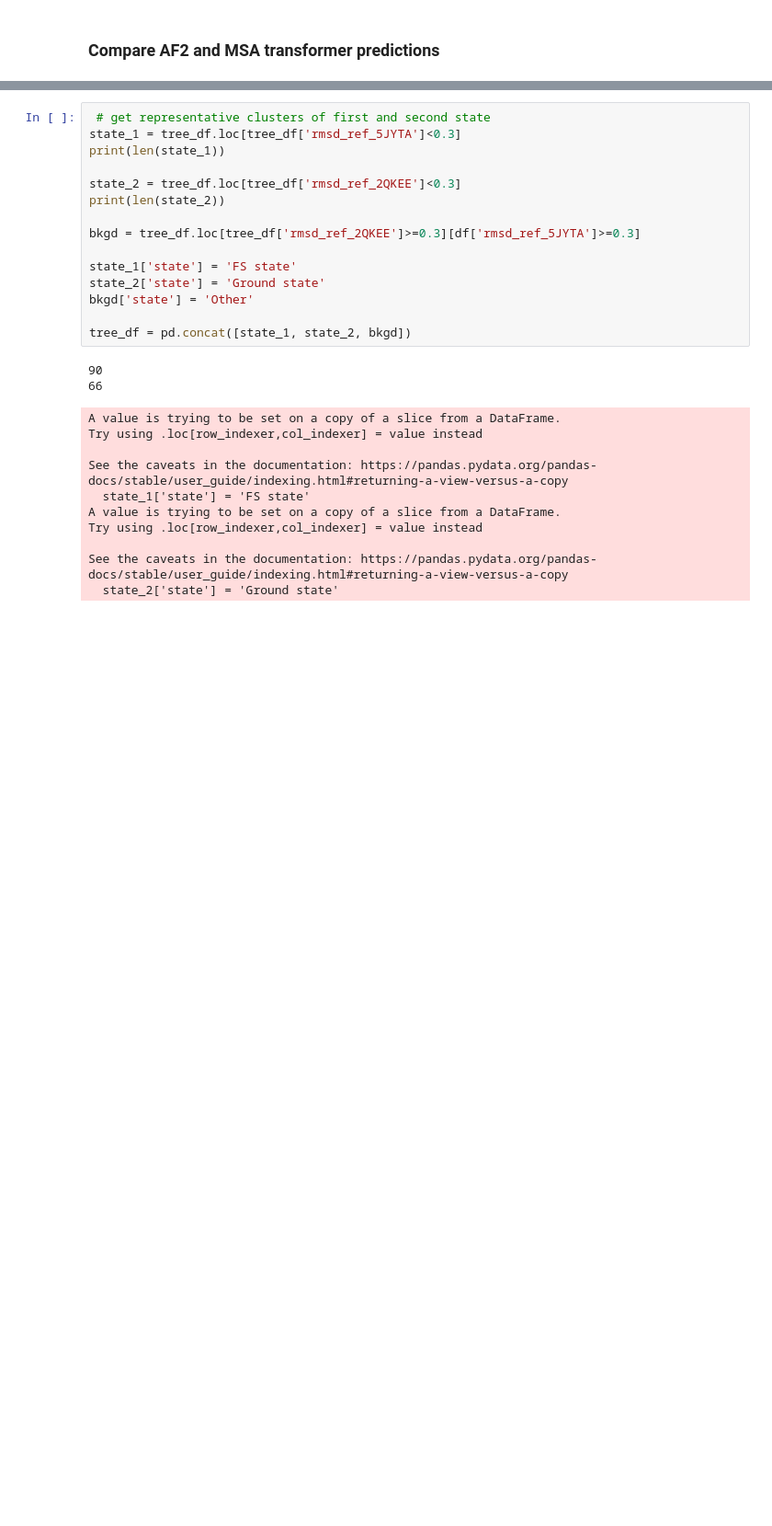
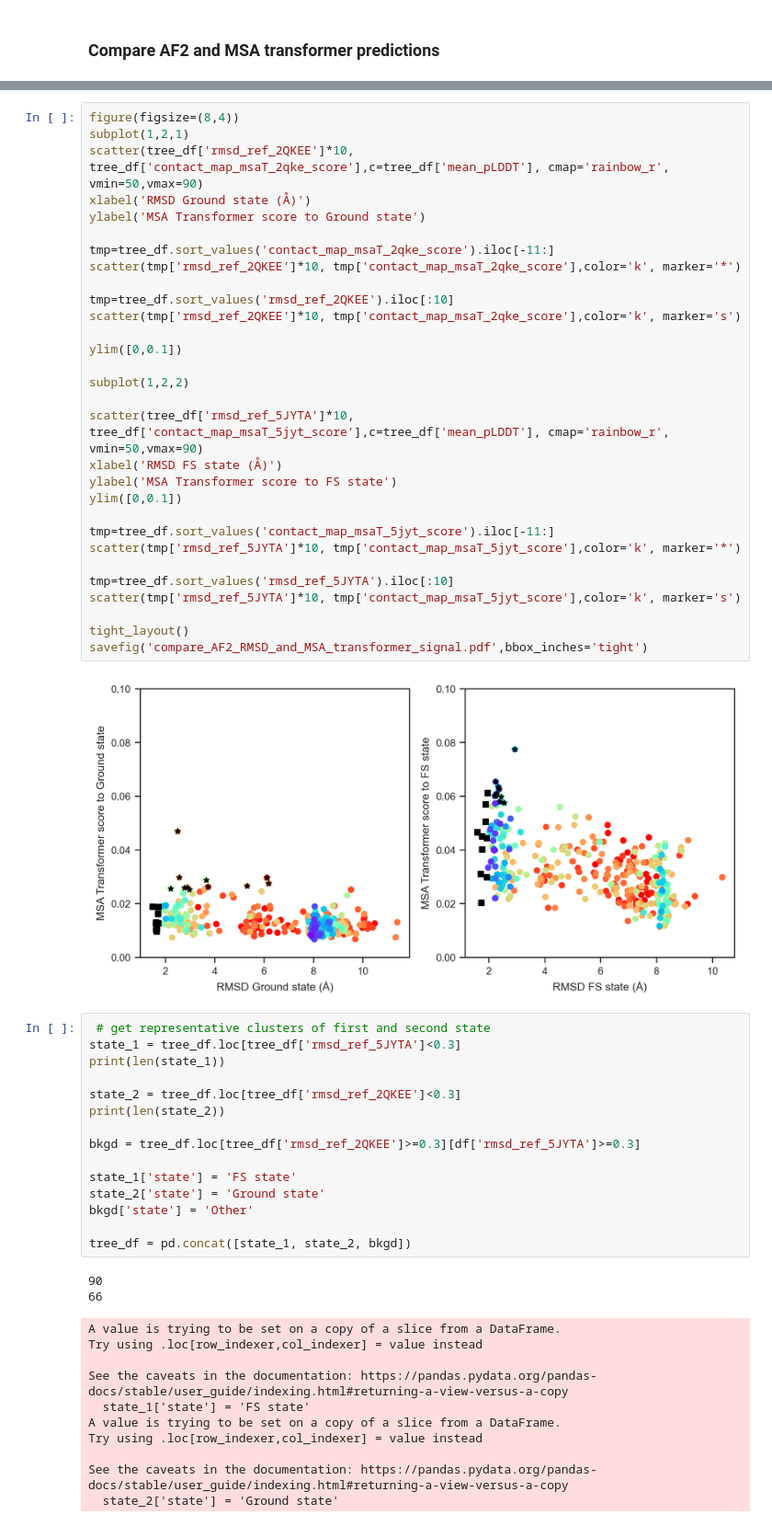
Before and after one commit to HWaymentSteele/AF_Cluster, a Jupyter notebook: data_sep2022/00_KaiB/KaiB_landscape_figures.ipynb, the cells around one changed output, grey strips where cells are left out. Shown at 92% size. Cells and saved outputs as stored; diff of their text form; blank space fills up the shorter version.

```diff
--- a/data_sep2022/00_KaiB/KaiB_landscape_figures.ipynb
+++ b/data_sep2022/00_KaiB/KaiB_landscape_figures.ipynb
@@ -194,3 +201,35 @@ See the caveats in the documentation: https://pandas.pydata.org/pandas-docs/stab
+# %%
+figure(figsize=(8,4))
+subplot(1,2,1)
+scatter(tree_df['rmsd_ref_2QKEE']*10, tree_df['contact_map_msaT_2qke_score'],c=tree_df['mean_pLDDT'], cmap='rainbow_r', vmin=50,vmax=90)
+xlabel('RMSD Ground state (Å)')
+ylabel('MSA Transformer score to Ground state')
+
+tmp=tree_df.sort_values('contact_map_msaT_2qke_score').iloc[-11:]
+scatter(tmp['rmsd_ref_2QKEE']*10, tmp['contact_map_msaT_2qke_score'],color='k', marker='*')
+
+tmp=tree_df.sort_values('rmsd_ref_2QKEE').iloc[:10]
+scatter(tmp['rmsd_ref_2QKEE']*10, tmp['contact_map_msaT_2qke_score'],color='k', marker='s')
+
+ylim([0,0.1])
+
+subplot(1,2,2)
+
+scatter(tree_df['rmsd_ref_5JYTA']*10, tree_df['contact_map_msaT_5jyt_score'],c=tree_df['mean_pLDDT'], cmap='rainbow_r', vmin=50,vmax=90)
+xlabel('RMSD FS state (Å)')
+ylabel('MSA Transformer score to FS state')
+ylim([0,0.1])
+
+tmp=tree_df.sort_values('contact_map_msaT_5jyt_score').iloc[-11:]
+scatter(tmp['rmsd_ref_5JYTA']*10, tmp['contact_map_msaT_5jyt_score'],color='k', marker='*')
+
+tmp=tree_df.sort_values('rmsd_ref_5JYTA').iloc[:10]
+scatter(tmp['rmsd_ref_5JYTA']*10, tmp['contact_map_msaT_5jyt_score'],color='k', marker='s')
+
+tight_layout()
+savefig('compare_AF2_RMSD_and_MSA_transformer_signal.pdf',bbox_inches='tight')
+# %% [output]
+[figure, added]
 # %%
  # get representative clusters of first and second state
 state_1 = tree_df.loc[tree_df['rmsd_ref_5JYTA']<0.3]
```
Also changed, not shown: parts of 15 cells of this notebook.
